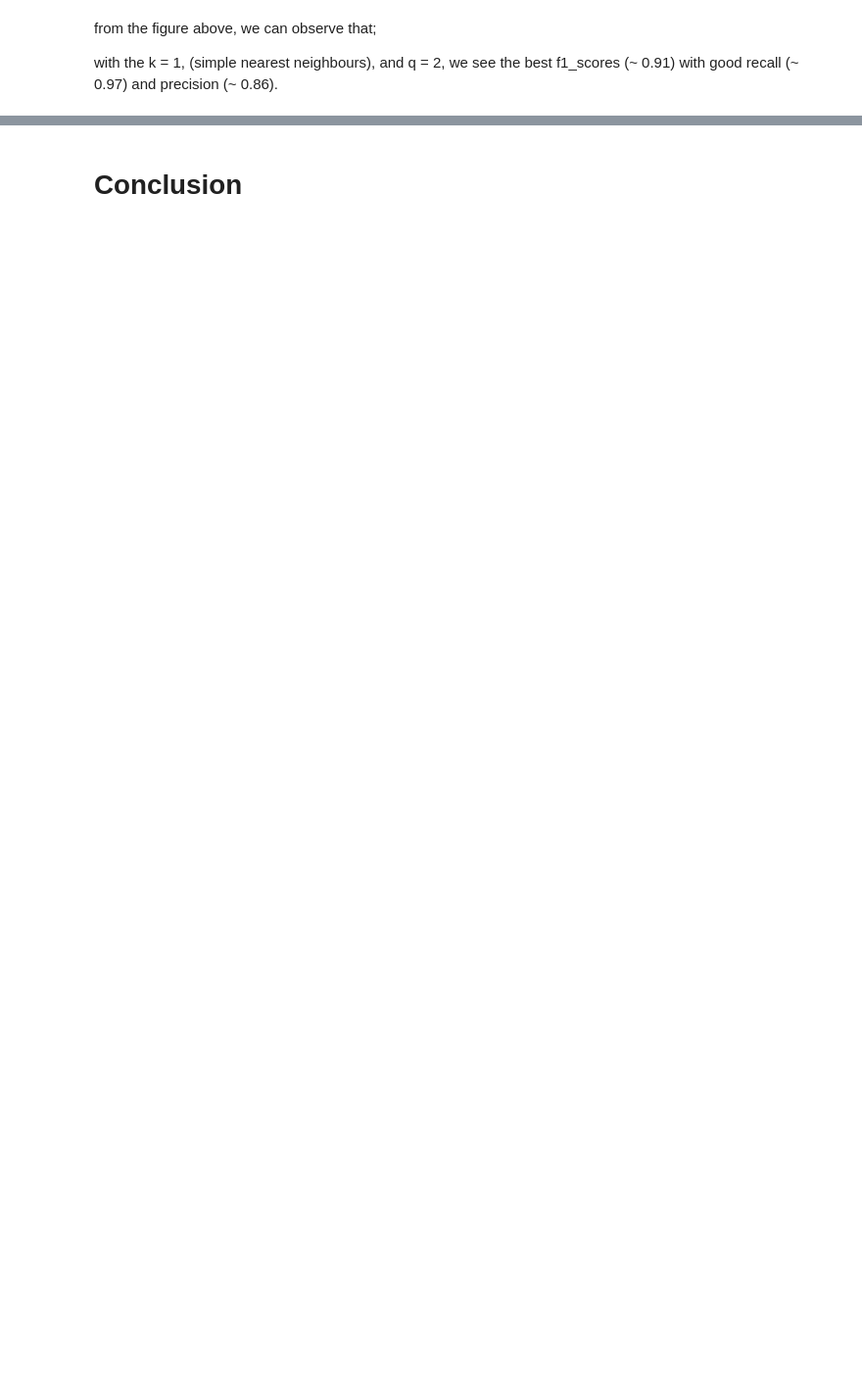
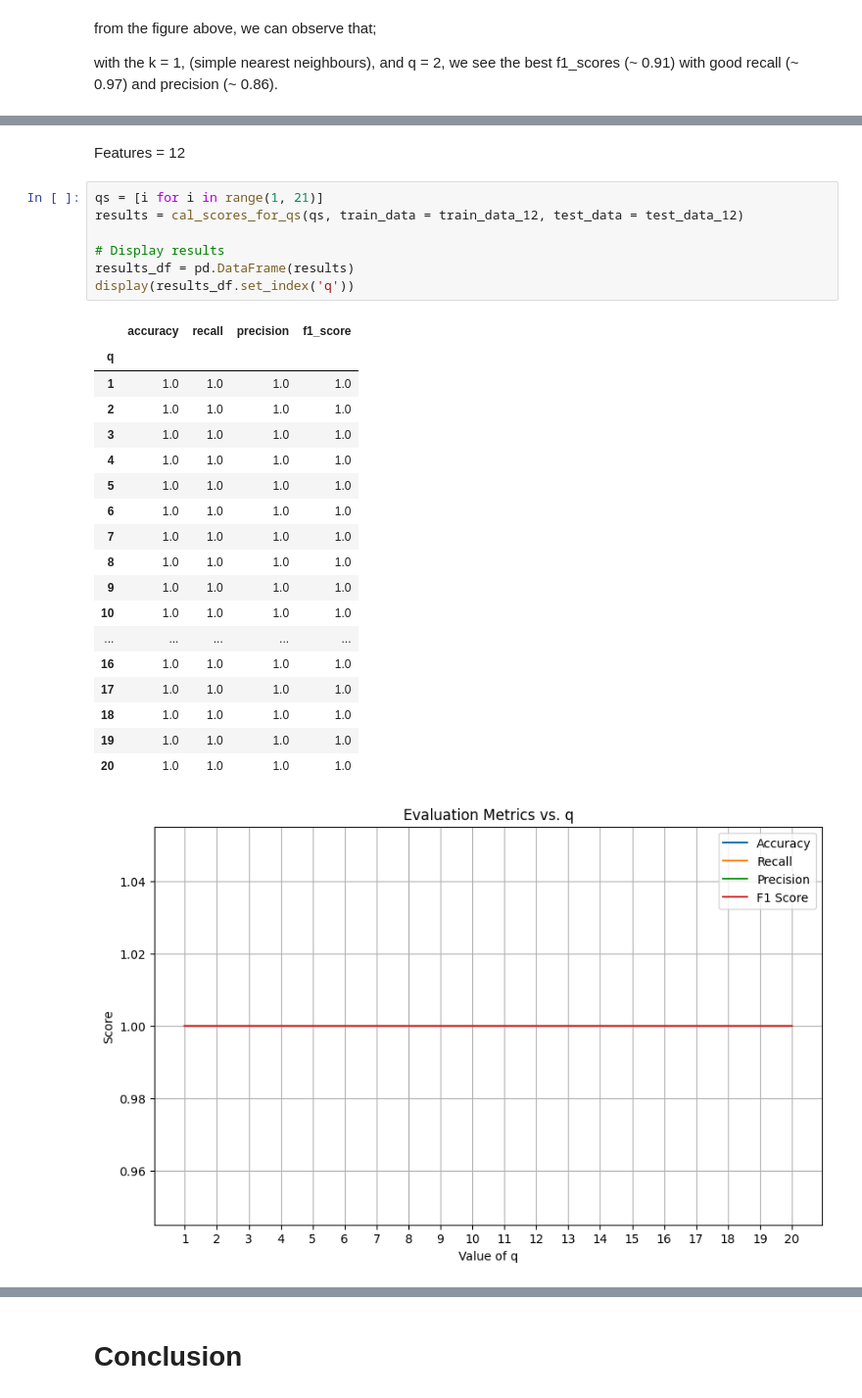
Before and after one commit to rjosh003-CS/Data-Mining-coursework, a Jupyter notebook: DM_Coursework_part_1.ipynb, the cells around one changed output, grey strips where cells are left out. Shown at 98% size. Drawn from its saved outputs; the diff is of its cells as text; blank space fills up the shorter version.

```diff
--- a/DM_Coursework_part_1.ipynb
+++ b/DM_Coursework_part_1.ipynb
@@ -1425,0 +1482,29 @@ from the figure above, we can observe that;
+# %% [markdown]
+Features = 12
+# %%
+qs = [i for i in range(1, 21)]
+results = cal_scores_for_qs(qs, train_data = train_data_12, test_data = test_data_12)
+
+# Display results
+results_df = pd.DataFrame(results)
+display(results_df.set_index('q'))
+# %% [output]
+|  | accuracy | recall | precision | f1_score |
+| q |  |  |  |  |
+| 1 | 1.0 | 1.0 | 1.0 | 1.0 |
+| 2 | 1.0 | 1.0 | 1.0 | 1.0 |
+| 3 | 1.0 | 1.0 | 1.0 | 1.0 |
+| 4 | 1.0 | 1.0 | 1.0 | 1.0 |
+| 5 | 1.0 | 1.0 | 1.0 | 1.0 |
+| 6 | 1.0 | 1.0 | 1.0 | 1.0 |
+| 7 | 1.0 | 1.0 | 1.0 | 1.0 |
+| 8 | 1.0 | 1.0 | 1.0 | 1.0 |
+| 9 | 1.0 | 1.0 | 1.0 | 1.0 |
+| 10 | 1.0 | 1.0 | 1.0 | 1.0 |
+| ... | ... | ... | ... | ... |
+| 16 | 1.0 | 1.0 | 1.0 | 1.0 |
+| 17 | 1.0 | 1.0 | 1.0 | 1.0 |
+| 18 | 1.0 | 1.0 | 1.0 | 1.0 |
+| 19 | 1.0 | 1.0 | 1.0 | 1.0 |
+| 20 | 1.0 | 1.0 | 1.0 | 1.0 |
+[figure, added]
```
Also changed, not shown: parts of 13 cells of this notebook.
